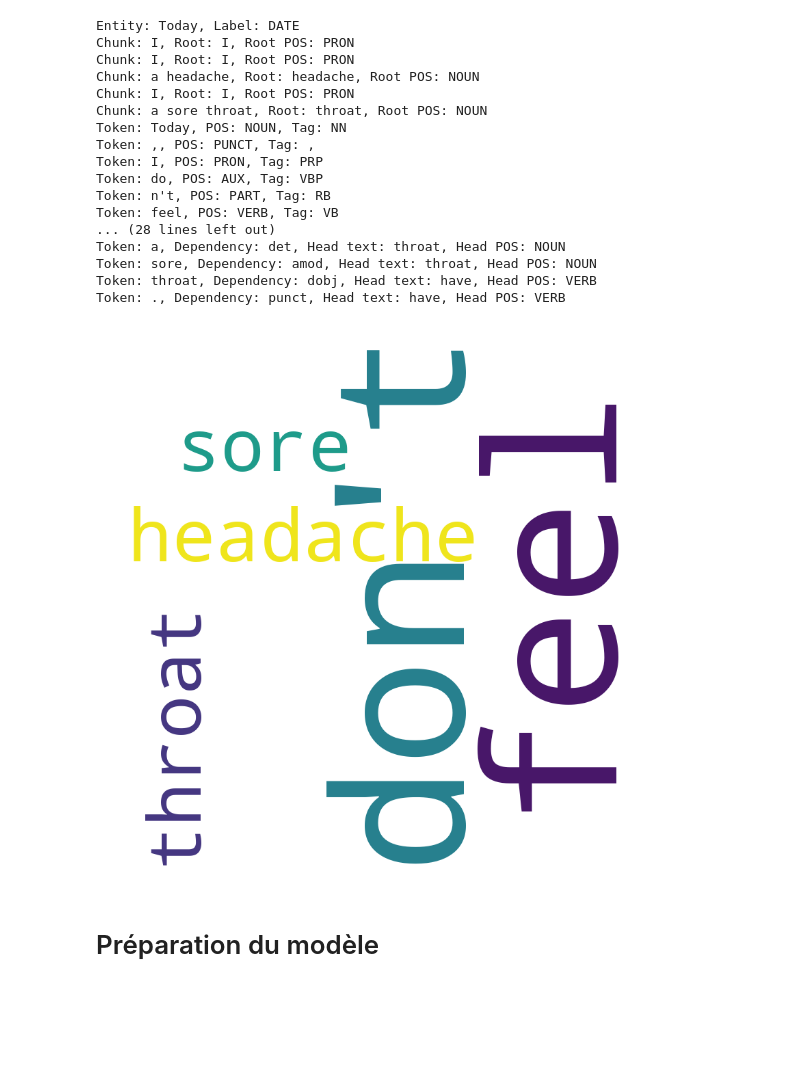
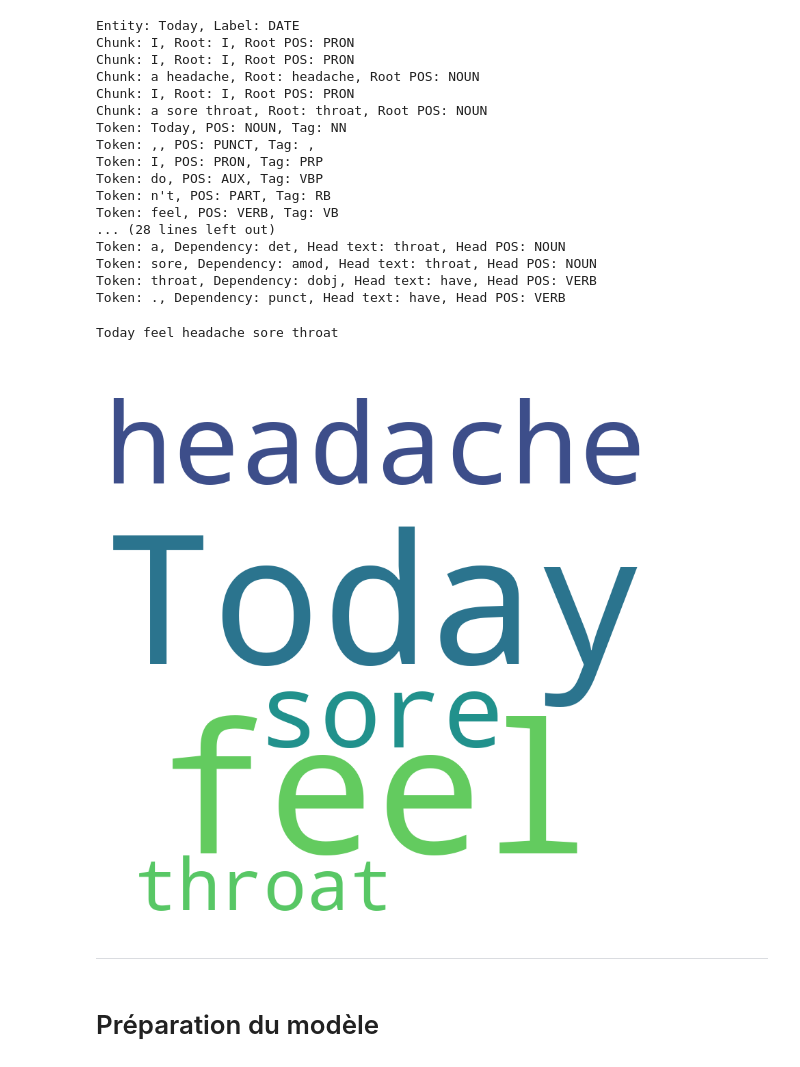
Before and after one commit to pascal-rithi-ke/detection_maladie, a Jupyter notebook: model/ChatBot.ipynb, the cells around one changed output. Saved outputs shown, nothing was run; the diff lists cells and outputs as text; code cells hidden in the pictures; blank space fills up the shorter version.

```diff
--- a/model/ChatBot.ipynb
+++ b/model/ChatBot.ipynb
@@ -173,18 +128,18 @@ Token: a, Dependency: det, Head text: throat, Head POS: NOUN
 Token: sore, Dependency: amod, Head text: throat, Head POS: NOUN
 Token: throat, Dependency: dobj, Head text: have, Head POS: VERB
 Token: ., Dependency: punct, Head text: have, Head POS: VERB
-# %%
-wordcloud = WordCloud(width = 800, height = 800,
-                background_color ='white',
-                stopwords = custom_stopwords,
-                min_font_size = 10).generate(text)
-
-plt.figure(figsize = (8, 8), facecolor = None)
-plt.imshow(wordcloud)
-plt.axis("off")
-plt.tight_layout(pad = 0)
-plt.show()
-# %% [output]
-[figure, removed]
+# %%
+# Afficher le texte nettoyé avec les mots retenu pour la prédiction
+print(clean_text(text))
+# %% [output]
+Today feel headache sore throat
+# %%
+# Affichage du nuage de mots
+text = clean_text(text)
+generate_wordcloud(text)
+# %% [output]
+[figure, added]
+# %% [markdown]
+-----
 # %% [markdown]
 # Préparation du modèle
```
Also changed, not shown: parts of 51 cells of this notebook, 20 other files.
